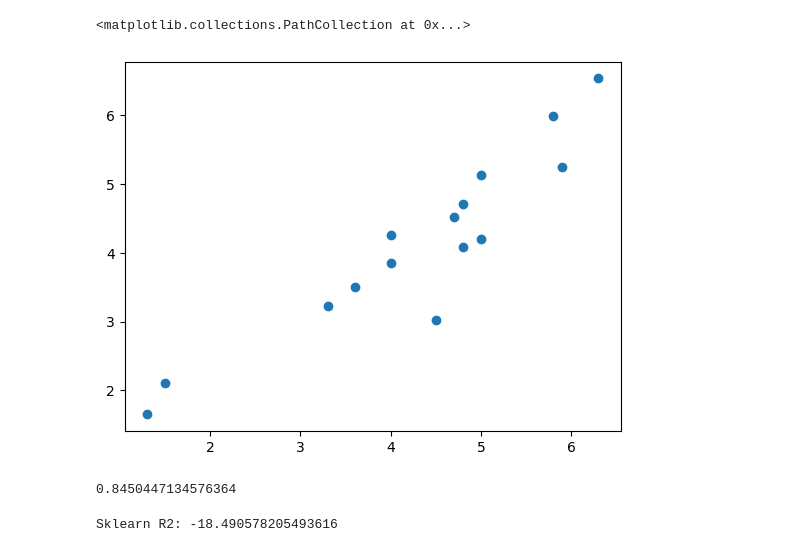
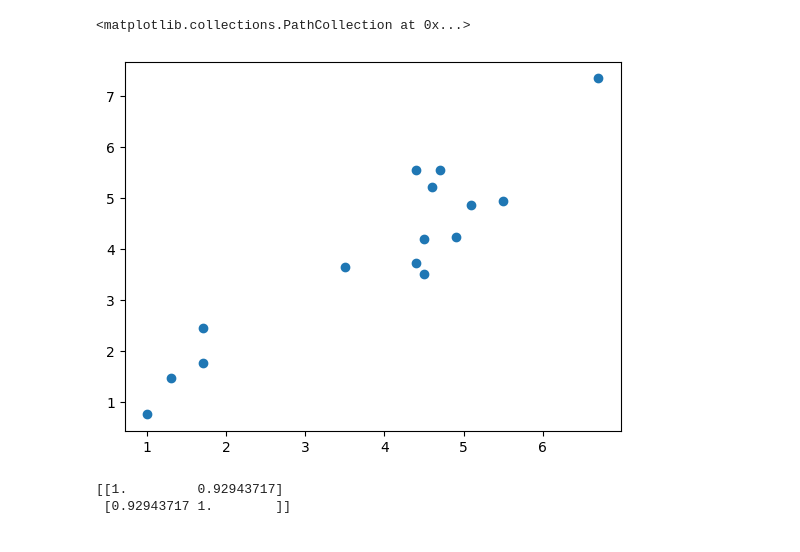
Before and after one commit to coolenough/ml, a Jupyter notebook: LinearRegression.ipynb, the cells around one changed output. Saved outputs shown, nothing was run; the diff lists cells and outputs as text; code cells hidden in the pictures.

```diff
--- a/LinearRegression.ipynb
+++ b/LinearRegression.ipynb
@@ -6,7 +6,7 @@ import matplotlib.pyplot as plt
 # %%
 class LinearRegression:
     # fit to pass data adam for optimization
-    def __init__(self):
+    def __init__(self,optimizer = "RMSprop"):
         self.error = None
         self._y = None
         self.b = None
@@ -29,7 +29,8 @@ class LinearRegression:
         self.hat_v_b = None
         self.update_step = lambda: None
         self.metrics = self.Metrics(self)
-    def fit(self,xs,ys,epochs = 100,optimizer = "RMSprop"):
+        self.optimiser = optimizer
+    def fit(self,xs,ys,epochs = 100,):
         self.x = xs.copy()
         self.y = ys.copy()
         self.w = np.zeros(self.x.shape[1])
@@ -43,14 +44,16 @@ class LinearRegression:
         self.b_error = 2*np.mean(self._y - self.y)
         self.w_error = 2*np.dot(self.x.transpose(),self._y - self.y)/self.x.shape[0]
         self.epoch_limit = epochs
-        if optimizer == "adam":
+        if self.optimiser == "adam":
             update_step = self.adam
-        elif optimizer == "RMSprop":
+        elif self.optimiser == "RMSprop":
             update_step = self.RMSprop
-        elif optimizer == "momentum":
+        elif self.optimiser == "momentum":
             update_step = self.momentum
+        elif self.optimiser == "gd":
+            update_step = self.gd
         else:
-            raise ValueError(f"Unknown optimizer: {optimizer}")
+            raise ValueError(f"Unknown optimizer: {self.optimiser}")
         while self.epoch_count <= self.epoch_limit:
             update_step()
             self._y = np.dot(self.x , self.w) + self.b
@@ -95,6 +98,9 @@ class LinearRegression:
         self.hat_m_b = self.m_b / (1 - beta1**self.epoch_count)
         self.b = self.b - self.hat_m_b*gamma
         self.w = self.w - self.hat_m_w*gamma
+    def gd(self,gamma = 0.001):
+        self.w = self.w - gamma*self.w_error
+        self.b = self.b - self.b_error*gamma
     def predict(self,x):
         out = np.dot(x , self.w) + self.b
         return out
@@ -112,6 +118,9 @@ class LinearRegression:
             ss_res = np.sum((y - y_pred) ** 2)
             ss_tot = np.sum((y - np.mean(y)) ** 2)
             return 1 - (ss_res / ss_tot)
+        def corr(self,x,y):
+            y_pred = self.outer.predict(x)
+            return np.corrcoef(y_pred,y)
 # %%
 
 df = pd.read_csv('Iris.csv')
@@ -133,8 +142,8 @@ x_train_scaled = scaler.fit_transform(x_train.values)
 x_test_scaled = scaler.transform(x_test.values)
 
 # Now, train your model on the SCALED data
-model = LinearRegression()
-model.fit(x_train_scaled, y_train.values.ravel(), epochs = 7000)
+model = LinearRegression(optimizer = "gd")
+model.fit(x_train_scaled, y_train.values.ravel(), epochs = 2000)
 
 # And predict on the SCALED test data
 predictions = model.predict(x_test_scaled)
@@ -162,19 +171,7 @@ Epochs 7000 / 7000 | loss : 0.4245328766951141
 <matplotlib.collections.PathCollection at 0x...>
-[figure, old version]
+[figure, new version]
-# %%
-print(model.metrics.r2_score(x_test_scaled,y_test.values.ravel()),"\n")
-# %% [output]
-0.8450447134576364
-# %%
-from sklearn.linear_model import LinearRegression
-from sklearn.metrics import r2_score
-
-# Train sklearn's version
-sk_model = LinearRegression()
-sk_model.fit(x_train.values, y_train.values.ravel())
-
-# Predict
-sk_preds = sk_model.predict(x_test_scaled)
-print(f"Sklearn R2: {r2_score(y_test.values, sk_preds)}")
-# %% [output]
-Sklearn R2: -18.490578205493616
+# %%
+print(model.metrics.corr(x_test_scaled,y_test.values.ravel()))
+# %% [output]
+[[1.         0.92943717]
+ [0.92943717 1.        ]]
```
Also changed, not shown: parts of 1 cell of this notebook, 5 other files.
